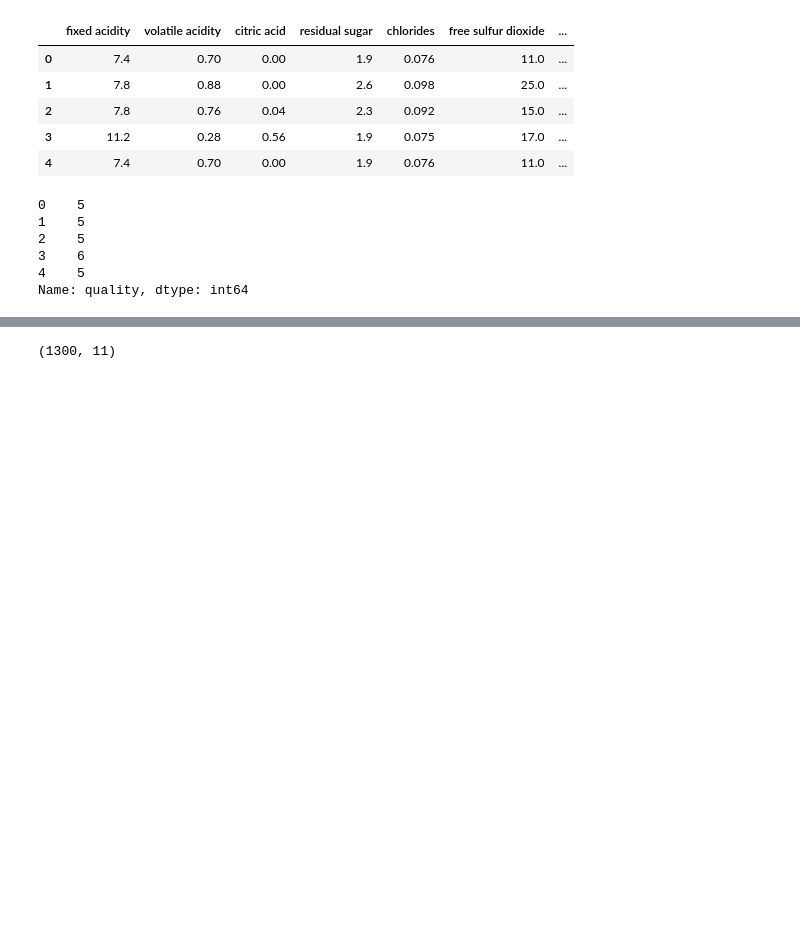
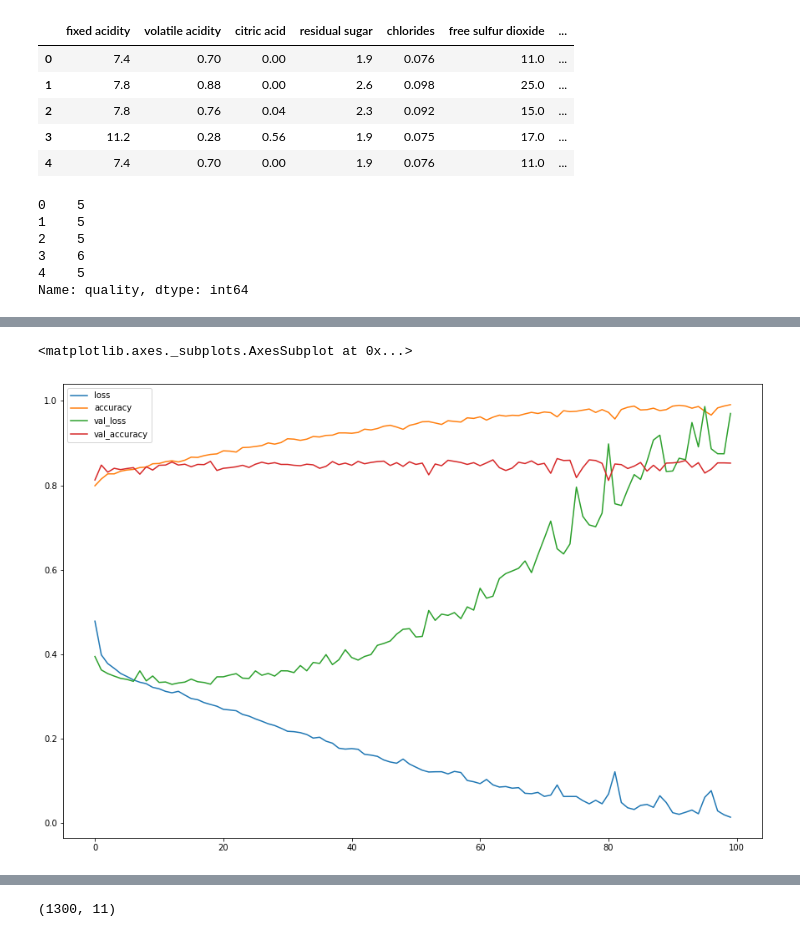
Before and after one commit to Ranjit-Singh-786/wine_classificationproject_ANN, a Jupyter notebook: wine classification.ipynb, the cells around one changed output, grey strips where cells are left out. Saved outputs shown, nothing was run; the diff lists cells and outputs as text; code cells hidden in the pictures; blank space fills up the shorter version.

Commit message:
wine model created

```diff
--- a/wine classification.ipynb
+++ b/wine classification.ipynb
@@ -241,0 +366,9 @@ x_train.shape
+# %%
+NeuralModel = Sequential([
+                          Dense(128, activation='relu', input_shape=(13,)),
+                          Dense(32, activation='relu'),
+                          Dense(64, activation='relu'),
+                          Dense(64, activation='relu'),
+                          Dense(64, activation='relu'),
+                          Dense(1, activation='sigmoid')
+])
@@ -241,0 +395,6 @@ x_train.shape
+# %%
+rms = Adam(lr=0.0003)      # optimizer with learning rate
+
+NeuralModel.compile(optimizer=rms, loss='binary_crossentropy', metrics=['accuracy'])
+# %%
+history =NeuralModel.fit(x_train_scaled,ytrain, epochs=100, validation_data=(x_test_scaled,ytest))
@@ -241,0 +419,2 @@ x_train.shape
+# %%
+histo = pd.DataFrame(history.history)
@@ -241,0 +437,5 @@ x_train.shape
+# %%
+histo.plot(figsize=(15,10))
+# %% [output]
+<matplotlib.axes._subplots.AxesSubplot at 0x...>
+[figure, added]
```
Also changed, not shown: parts of 69 cells of this notebook, 1 other file.
